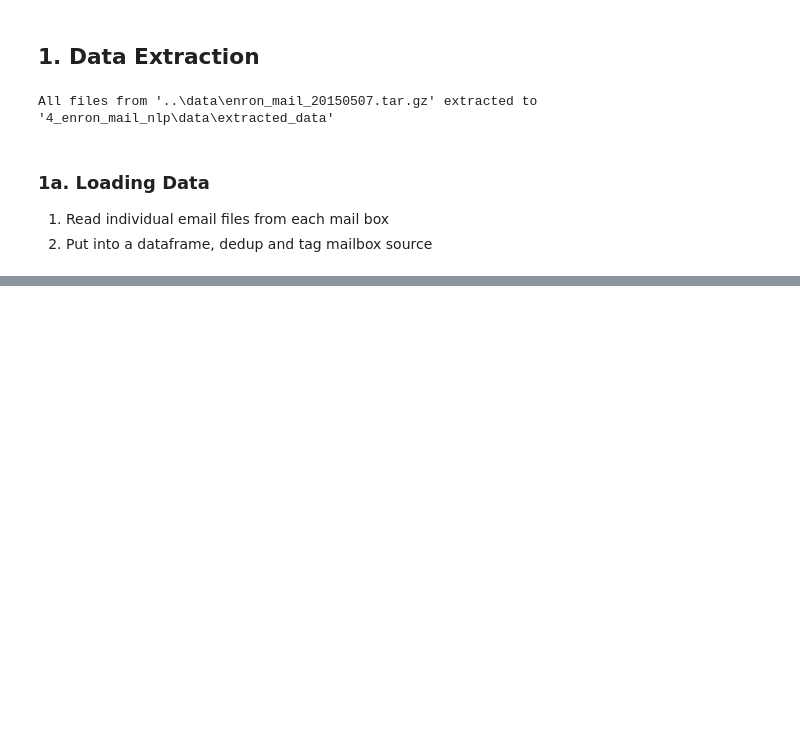
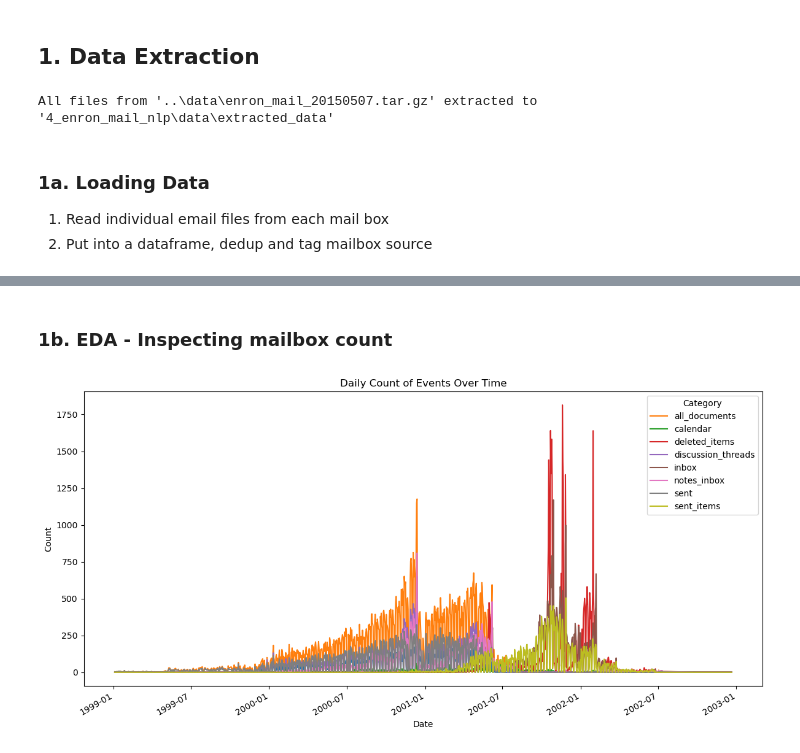
Before and after one commit to emmande/team_project_ind5003, a Jupyter notebook: 4_enron_mail_nlp/notebooks_scripts/EDA_email_enron.ipynb, the cells around one changed output, grey strips where cells are left out. Cells and saved outputs as stored; diff of their text form; code cells hidden in the pictures; blank space fills up the shorter version.

```diff
--- a/4_enron_mail_nlp/notebooks_scripts/EDA_email_enron.ipynb
+++ b/4_enron_mail_nlp/notebooks_scripts/EDA_email_enron.ipynb
@@ -367,0 +166,5 @@ plt.show()
+# %%
+# df_deleted = df_deleted.drop_duplicates(subset=['message_id'], keep='first')
+df_all['date_short']  = pd.to_datetime(df_all['date_short'])
+df_all = df_all.drop(columns=['date'])
+df_all.describe(include='all')
@@ -367,0 +183,4 @@ plt.show()
+# %%
+df_deleted = df_all[df_all['sub_mailbox']=='deleted_items']
+df_deleted = df_deleted.drop_duplicates(subset=['message_id'], keep='first')
+df_deleted.describe(include='all')
@@ -367,0 +199,4 @@ plt.show()
+# %%
+df_rest = df_all[df_all['sub_mailbox']!='deleted_items']
+df_rest = df_rest.drop_duplicates(subset=['message_id'], keep='first')
+df_rest.describe(include='all')
@@ -367,0 +220,5 @@ plt.show()
+# %%
+merged_df = pd.concat([df_rest, df_deleted], ignore_index=True, sort=False)
+groupd = merged_df.groupby(['sub_mailbox']).size()
+print(groupd.sort_values(ascending=False)[0:11])
+# print(groupd)
@@ -367,0 +253,31 @@ plt.show()
+# %% [markdown]
+### 1b. EDA - Inspecting mailbox count
+# %%
+import numpy as np
+import matplotlib.pyplot as plt
+import seaborn as sns
+
+# Filter top mailbox
+mailboxes=['inbox', 'deleted_items', 'sent','sent_items', 'all_documents', 'calendar', '_sent_mail', 'notes_inbox', 'discussion_threads']
+
+df_1999_2003 = merged_df[merged_df.date_short.dt.year.between(1999, 2003)]
+df_1999_2003 = df_1999_2003[df_1999_2003['sub_mailbox'].isin(mailboxes)]
+daily_counts = df_1999_2003.groupby(['date_short','sub_mailbox']).size().unstack(fill_value=0)
+
+
+daily_counts
+
+daily_counts.plot(
+    kind='line',
+    figsize=(12, 6),
+    title='Daily Count of Events Over Time'
+)
+
+# Add labels for clarity
+plt.xlabel('Date')
+plt.ylabel('Count')
+plt.legend(title='Category')
+plt.tight_layout()
+plt.show()
+# %% [output]
+[figure, added]
```
Also changed, not shown: parts of 41 cells of this notebook.
